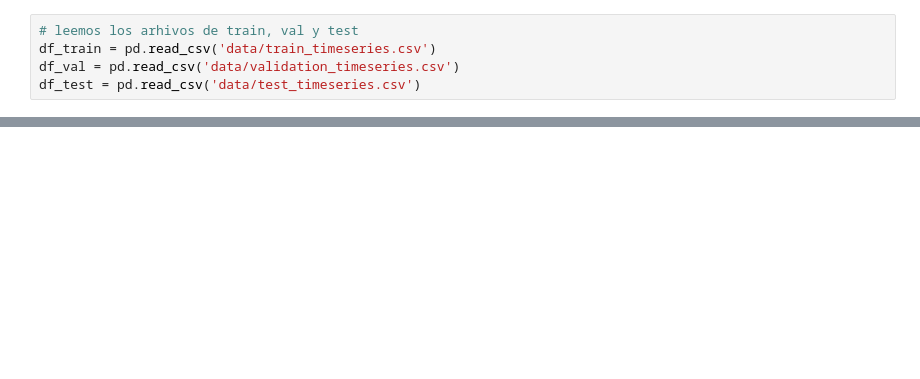
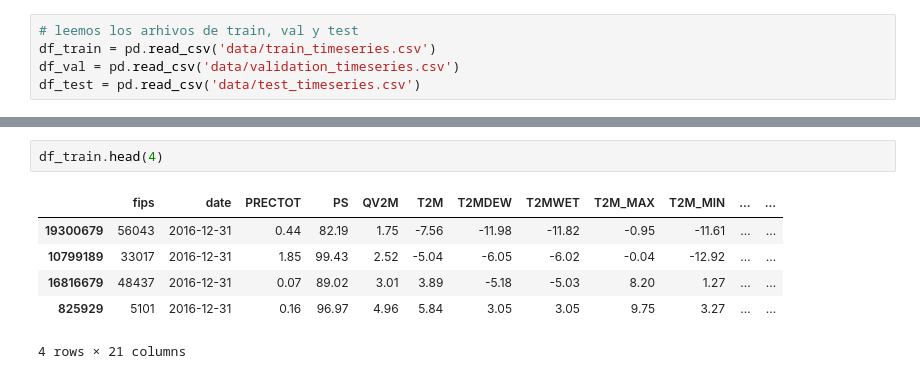
Before and after one commit to famarti/tp_final_fundamentos, a Jupyter notebook: TP_facu.ipynb, the cells around one changed output, grey strips where cells are left out. Saved outputs shown, nothing was run; the diff lists cells and outputs as text; blank space fills up the shorter version.

```diff
--- a/TP_facu.ipynb
+++ b/TP_facu.ipynb
@@ -25,0 +23,9 @@ min(df_train.date),max(df_train.date)
+# %%
+df_train.head(4)
+# %% [output]
+|  | fips | date | PRECTOT | PS | QV2M | T2M | T2MDEW | T2MWET | T2M_MAX | T2M_MIN | ... | ... |
+| 19300679 | 56043 | 2016-12-31 | 0.44 | 82.19 | 1.75 | -7.56 | -11.98 | -11.82 | -0.95 | -11.61 | ... | ... |
+| 10799189 | 33017 | 2016-12-31 | 1.85 | 99.43 | 2.52 | -5.04 | -6.05 | -6.02 | -0.04 | -12.92 | ... | ... |
+| 16816679 | 48437 | 2016-12-31 | 0.07 | 89.02 | 3.01 | 3.89 | -5.18 | -5.03 | 8.20 | 1.27 | ... | ... |
+| 825929 | 5101 | 2016-12-31 | 0.16 | 96.97 | 4.96 | 5.84 | 3.05 | 3.05 | 9.75 | 3.27 | ... | ... |
+4 rows × 21 columns
```
Also changed, not shown: parts of 12 cells of this notebook.
